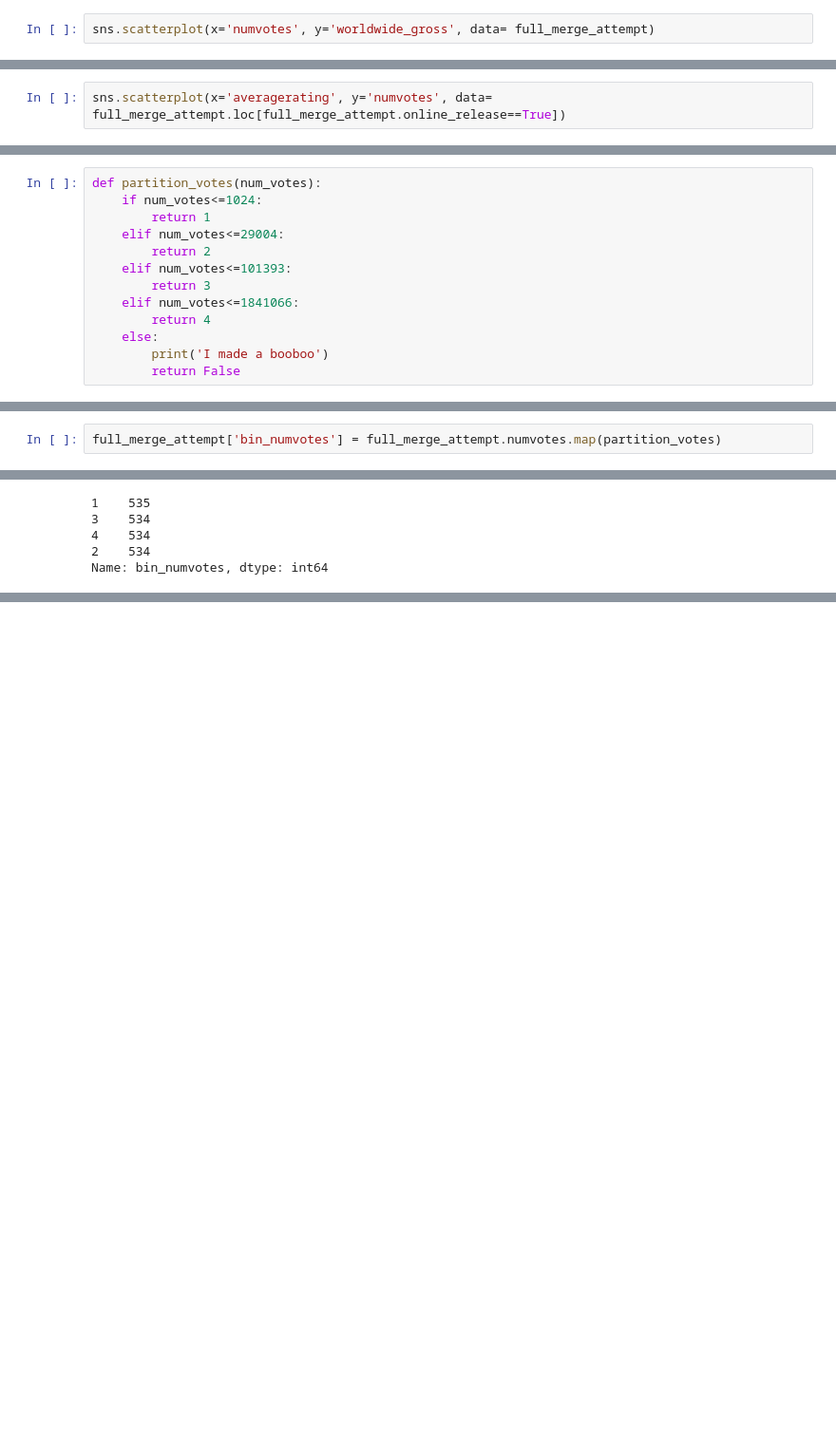
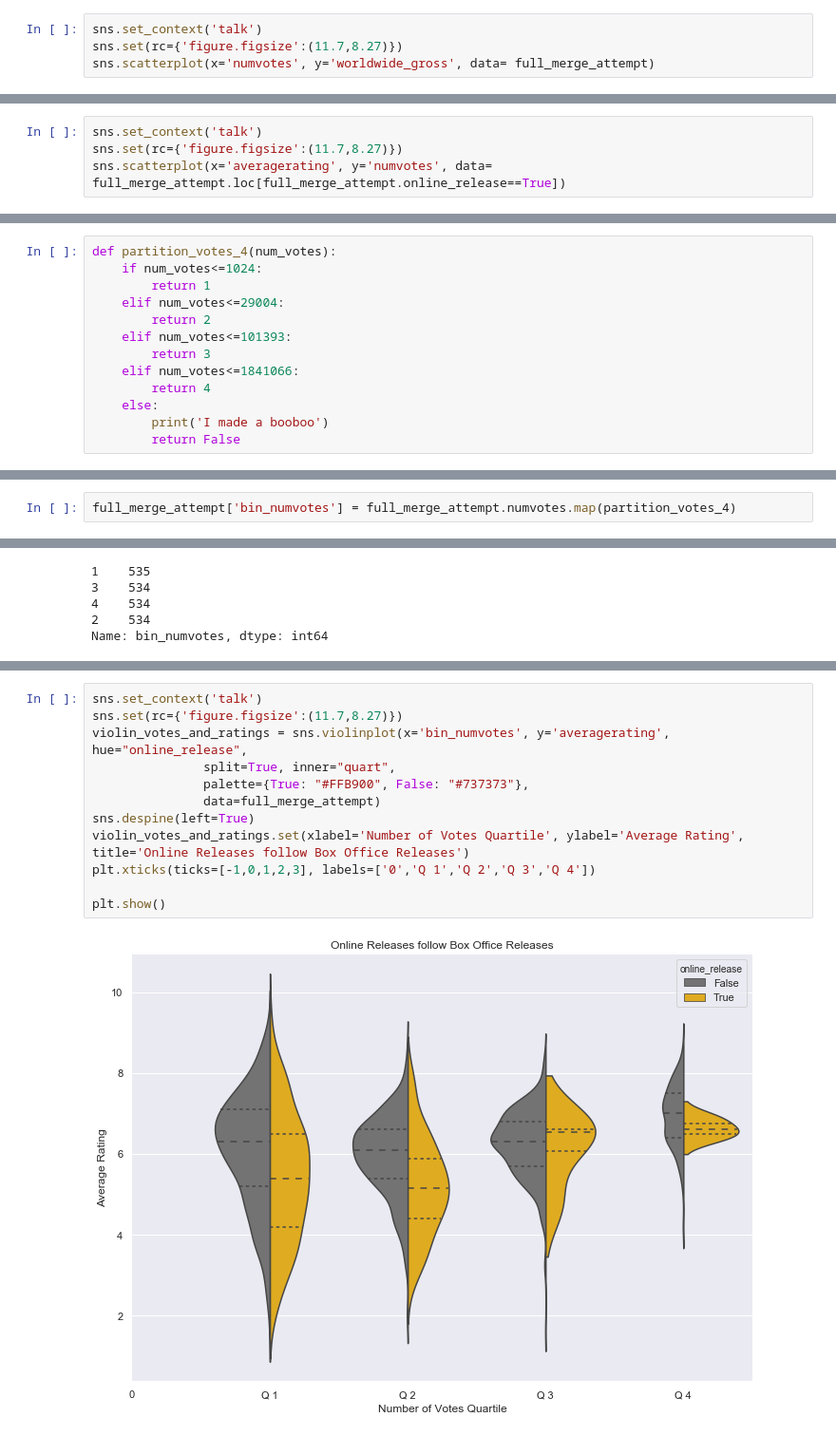
Before and after one commit to mishaberrien/Movie-Performance-Analysis, a Jupyter notebook: movies-eda-mlb.ipynb, the cells around one changed output, grey strips where cells are left out. Shown at 95% size. Cells and saved outputs as stored; diff of their text form; blank space fills up the shorter version.

Commit message:
Lots of visualizations

```diff
--- a/movies-eda-mlb.ipynb
+++ b/movies-eda-mlb.ipynb
@@ -278,11 +283,15 @@ sns.scatterplot(x='averagerating', y='worldwide_gross', data= full_merge_attempt
 <matplotlib.axes._subplots.AxesSubplot at 0x...>
 [figure]
 # %%
+sns.set_context('talk')
+sns.set(rc={'figure.figsize':(11.7,8.27)})
 sns.scatterplot(x='numvotes', y='worldwide_gross', data= full_merge_attempt)
 # %% [output]
 <matplotlib.axes._subplots.AxesSubplot at 0x...>
 [figure]
 # %%
+sns.set_context('talk')
+sns.set(rc={'figure.figsize':(11.7,8.27)})
 sns.scatterplot(x='averagerating', y='numvotes', data= full_merge_attempt.loc[full_merge_attempt.online_release==True])
 # %% [output]
 <matplotlib.axes._subplots.AxesSubplot at 0x...>
@@ -303,7 +312,7 @@ min      5.000000e+00
 max      1.841066e+06
 Name: numvotes, dtype: float64
 # %%
-def partition_votes(num_votes):
+def partition_votes_4(num_votes):
     if num_votes<=1024:
         return 1
     elif num_votes<=29004:
@@ -318,5 +352,5 @@ def partition_votes(num_votes):
 # %%
-full_merge_attempt['bin_numvotes'] = full_merge_attempt.numvotes.map(partition_votes)
+full_merge_attempt['bin_numvotes'] = full_merge_attempt.numvotes.map(partition_votes_4)
 # %%
 full_merge_attempt.bin_numvotes.value_counts()
 # %% [output]
@@ -343,0 +362,14 @@ sns.despine(left=True)
+# %%
+sns.set_context('talk')
+sns.set(rc={'figure.figsize':(11.7,8.27)})
+violin_votes_and_ratings = sns.violinplot(x='bin_numvotes', y='averagerating', hue="online_release",
+               split=True, inner="quart",
+               palette={True: "#FFB900", False: "#737373"},
+               data=full_merge_attempt)
+sns.despine(left=True)
+violin_votes_and_ratings.set(xlabel='Number of Votes Quartile', ylabel='Average Rating', title='Online Releases follow Box Office Releases')
+plt.xticks(ticks=[-1,0,1,2,3], labels=['0','Q 1','Q 2','Q 3','Q 4'])
+
+plt.show()
+# %% [output]
+[figure, added]
```
Also changed, not shown: parts of 20 cells of this notebook.
